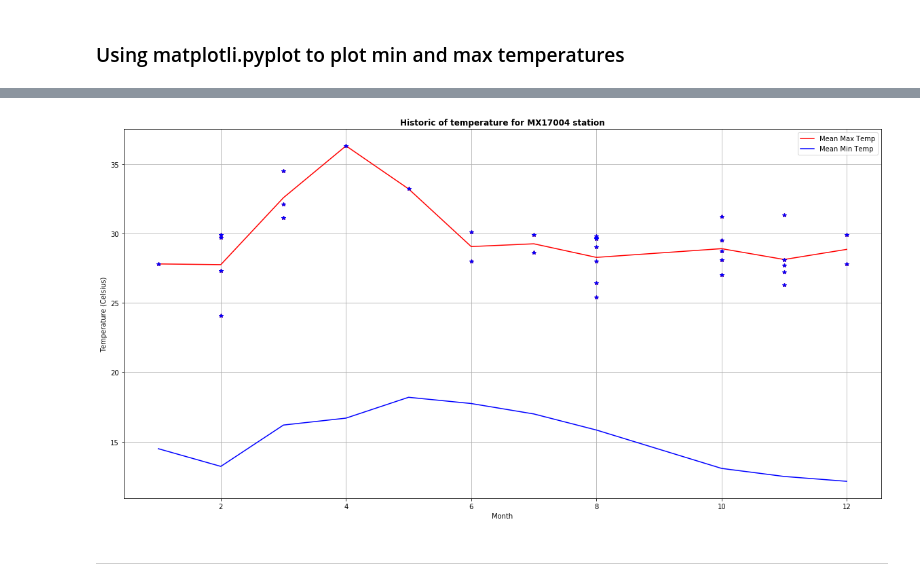
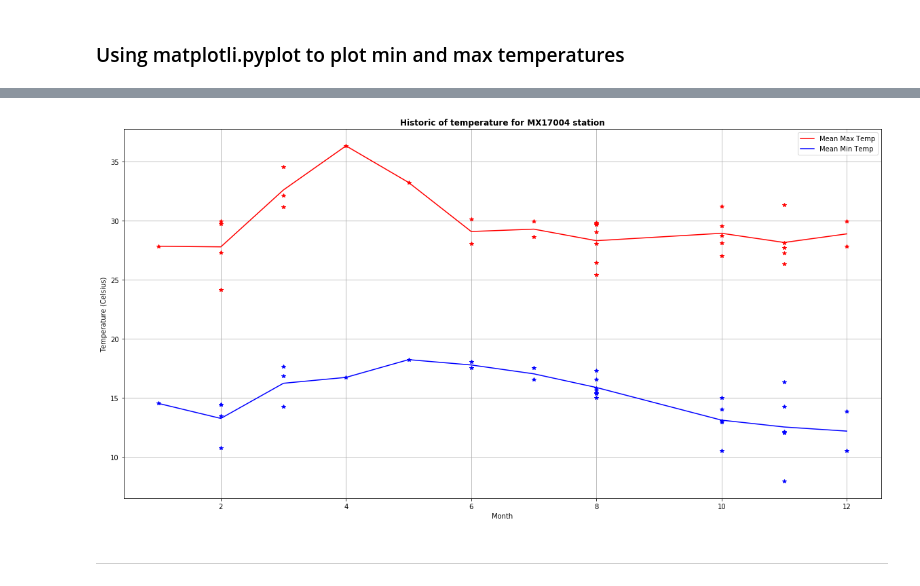
Before and after one commit to ironhack-datalabs/mad-oct-2018, a Jupyter notebook: module-1/lab-data_cleaning/your-code/weather.ipynb, the cells around one changed output, grey strips where cells are left out. Cells and saved outputs as stored; diff of their text form; code cells hidden in the pictures.

```diff
--- a/module-1/lab-data_cleaning/your-code/weather.ipynb
+++ b/module-1/lab-data_cleaning/your-code/weather.ipynb
@@ -158,31 +178,31 @@ or_max_temp=weather[weather['element']=='tmax'][dlist].reset_index(drop=True).as
 # %%
 plt.close('all')
 
 plt.figure(figsize=(20,10))
 x=weather['month'].unique()
 
 plt.plot(x,max_temp,color='red',label='Mean Max Temp')
 plt.plot(x,min_temp,color='blue',label='Mean Min Temp')
 for ind in range(np.size(or_max_temp,0)):
     temp=or_max_temp[ind,:]
-    temp1=or_max_temp[ind,:]
+    temp1=or_min_temp[ind,:]
     xt=np.zeros(len(temp))
     xt[:]=x[ind]
     if ind==np.size(or_max_temp)-1:
         plt.plot(xt,temp,'dr',label='scatter original Max temp')
         plt.plot(xt,temp1,'*b',label='scatter original Min temp')
     else:
         plt.plot(xt,temp,'*r')
         plt.plot(xt,temp1,'*b')
 plt.grid()
 plt.legend()
 
 plt.xlabel('Month')
 plt.ylabel('Temperature (Celsius)')
 plt.title('Historic of temperature for '+str(weather['id'].unique()[0])+' station',fontweight='bold')
 
 plt.show()
 # %% [output]
-[figure, old version]
+[figure, new version]
 # %% [markdown]
 _________
```
Also changed, not shown: parts of 1 cell of this notebook.
